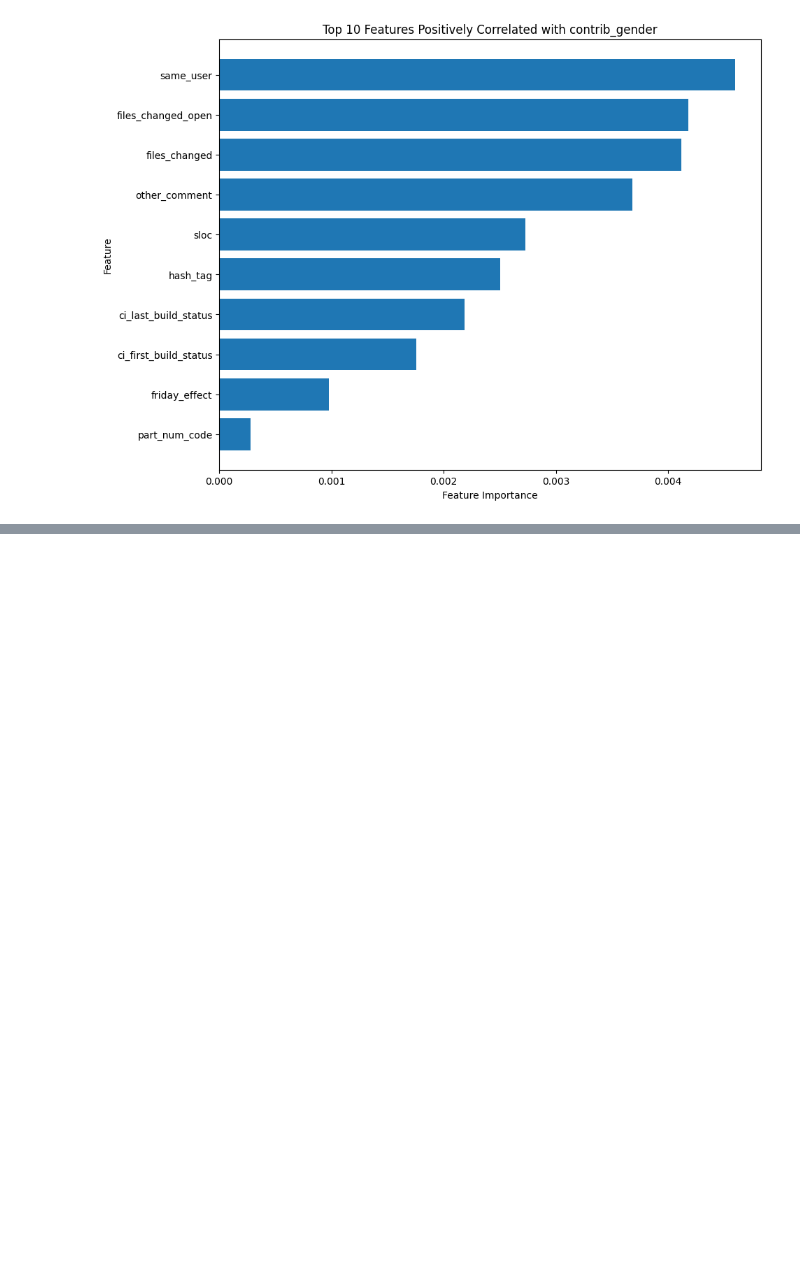
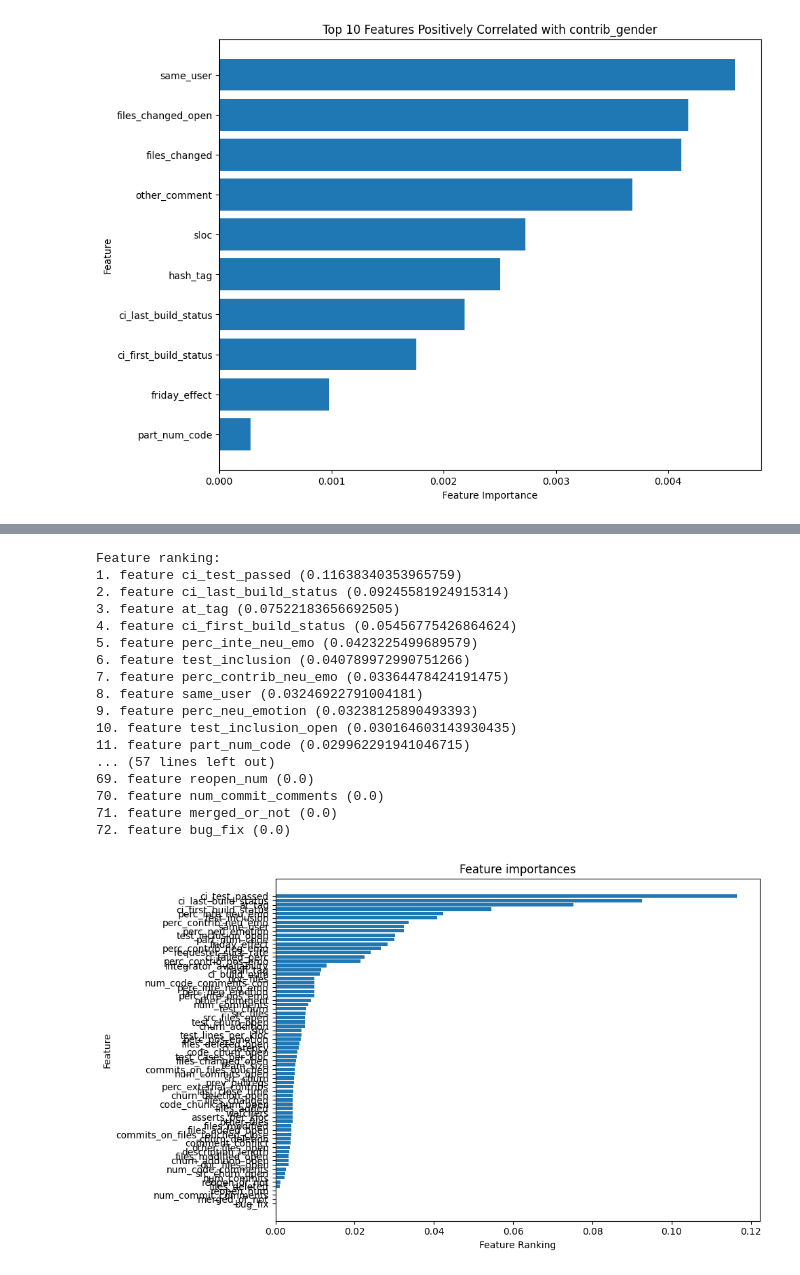
Before and after one commit to thanosan23/Pull-Request-Analysis, a Jupyter notebook: scripts/train_random_forest.ipynb, the cells around one changed output, grey strips where cells are left out. Drawn from its saved outputs; the diff is of its cells as text; code cells hidden in the pictures; blank space fills up the shorter version.

```diff
--- a/scripts/train_random_forest.ipynb
+++ b/scripts/train_random_forest.ipynb
@@ -220 +229,42 @@ clf.score(X_test, y_test)
+# %%
+# Get feature importances
+importances = clf.feature_importances_
+
+# Map importances to the corresponding feature names and sort them
+feature_importances = sorted(zip(importances, X.columns), reverse=True)
+
+# Print the feature ranking
+print("Feature ranking:")
+
+for rank, (importance, name) in enumerate(feature_importances, start=1):
+    print(f"{rank}. feature {name} ({importance})")
+
+# Plot the feature importances
+plt.figure(figsize=(10, 6))
+plt.title("Feature importances")
+plt.barh([name for importance, name in feature_importances], [importance for importance, name in feature_importances])
+plt.ylabel("Feature")
+plt.xlabel("Feature Ranking")
+plt.gca().invert_yaxis()  # invert the y-axis to have the most important feature at the top
+plt.tight_layout()  # improve spacing
+plt.show()
+# %% [output]
+Feature ranking:
+1. feature ci_test_passed (0.11638340353965759)
+2. feature ci_last_build_status (0.09245581924915314)
+3. feature at_tag (0.07522183656692505)
+4. feature ci_first_build_status (0.05456775426864624)
+5. feature perc_inte_neu_emo (0.0423225499689579)
+6. feature test_inclusion (0.040789972990751266)
+7. feature perc_contrib_neu_emo (0.03364478424191475)
+8. feature same_user (0.03246922791004181)
+9. feature perc_neu_emotion (0.03238125890493393)
+10. feature test_inclusion_open (0.030164603143930435)
+11. feature part_num_code (0.029962291941046715)
+... (57 lines left out)
+69. feature reopen_num (0.0)
+70. feature num_commit_comments (0.0)
+71. feature merged_or_not (0.0)
+72. feature bug_fix (0.0)
+[figure, added]
 # %%
```
Also changed, not shown: parts of 11 cells of this notebook, 4 other files.
